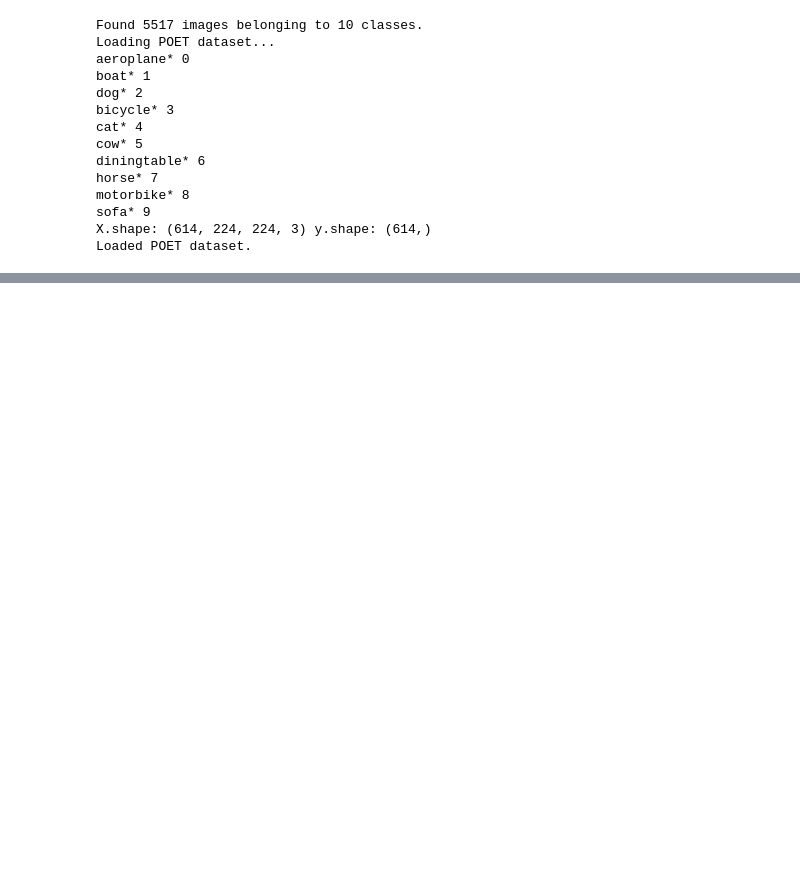
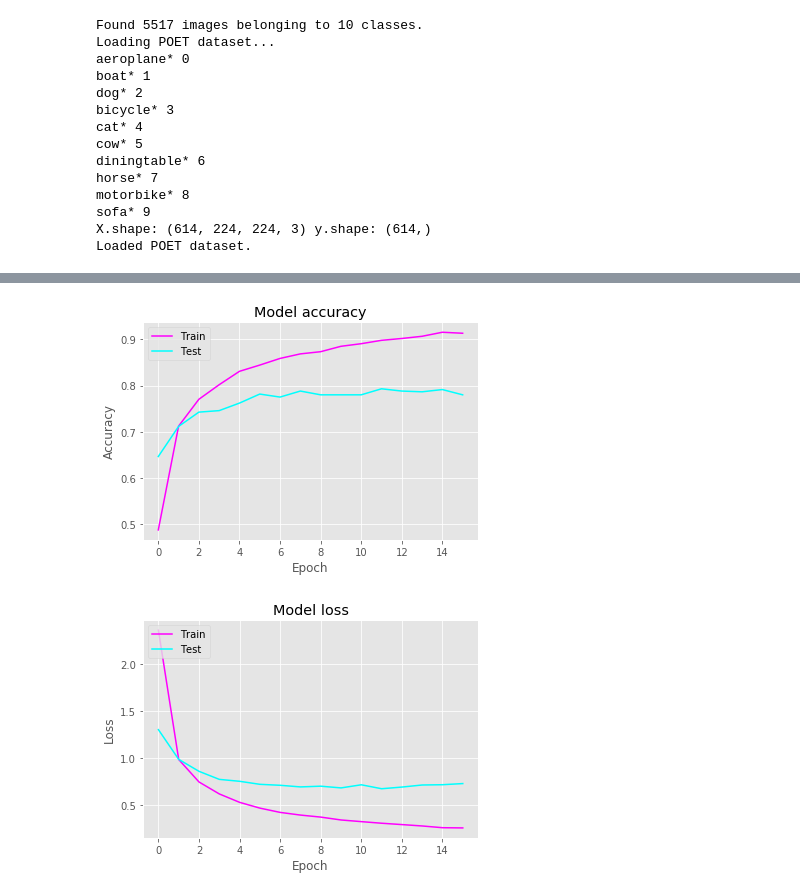
Before and after one commit to m3h0w/visual-attention-cnn-and-eye-tracking, a Jupyter notebook: cam/Global Pooling CNN Vis.ipynb, the cells around one changed output, grey strips where cells are left out. Drawn from its saved outputs; the diff is of its cells as text; code cells hidden in the pictures; blank space fills up the shorter version.

```diff
--- a/cam/Global Pooling CNN Vis.ipynb
+++ b/cam/Global Pooling CNN Vis.ipynb
@@ -222,9 +253,10 @@ dense_1 True
 # %%
 print("Training..")
-checkpoint = ModelCheckpoint(checkpoint_path, monitor='val_loss', verbose=0, save_best_only=True, save_weights_only=False, mode='auto')
+checkpoint = ModelCheckpoint(checkpoint_path, monitor='val_acc', verbose=0, save_best_only=True, save_weights_only=False, mode='auto')
+earlystopping = keras.callbacks.EarlyStopping(monitor='loss', min_delta=0.005, mode='min', verbose=10, restore_best_weights=True)
 
-history = model.fit_generator(train_generator, epochs=epochs_n, callbacks=[checkpoint], validation_data=(X_test, y_test),
-                             steps_per_epoch = len(train_generator.filenames) / batch_size)
+history = model.fit_generator(train_generator, epochs=epochs_n, callbacks=[checkpoint, earlystopping], validation_data=(X_test, y_test),
+                             steps_per_epoch = len(train_generator.filenames) // batch_size)
 # %% [output]
 Training..
 Epoch 1/200
@@ -247,2 +278,7 @@ KeyboardInterrupt:
+# %%
+utils.plot_history(history)
+# %% [output]
+[figure, added]
+[figure, added]
 # %%
 inv_class_map = inv_map = {v: k for k, v in class_map.items()}
```
Also changed, not shown: parts of 42 cells of this notebook, 6 other files.
